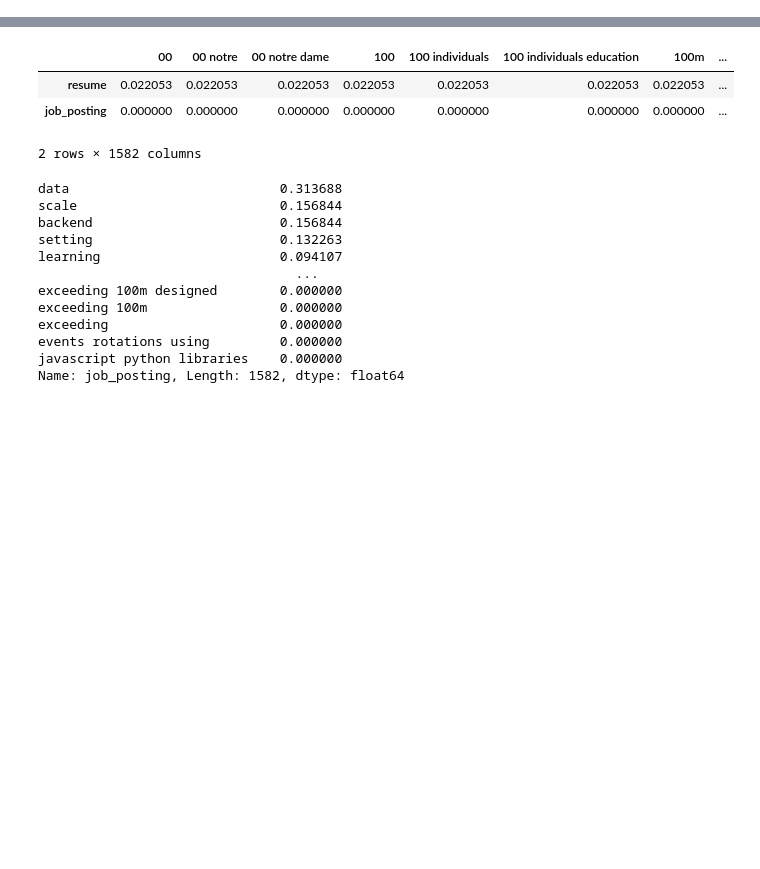
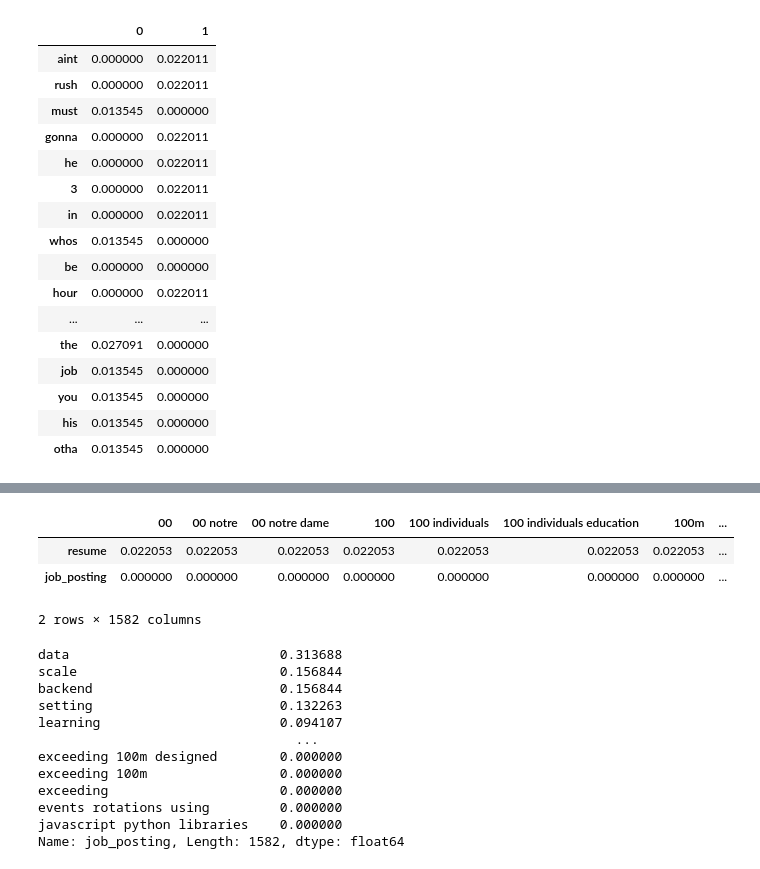
Before and after one commit to mjkeene/resume-keyword-checker-backend, a Jupyter notebook: tf-idf.ipynb, the cells around one changed output, grey strips where cells are left out. Saved outputs shown, nothing was run; the diff lists cells and outputs as text; code cells hidden in the pictures; blank space fills up the shorter version.

```diff
--- a/tf-idf.ipynb
+++ b/tf-idf.ipynb
@@ -42,0 +134,21 @@ The product of TF and IDF.
+# %%
+import numpy as np
+
+def idf(word_counts) -> dict:
+    """Given N documents, number of documents in which the term appears for each term"""
+
+    idf_dict = {}
+    N = len(word_counts)
+
+    idf_dict = dict.fromkeys(word_counts[0].keys(), 0)
+
+    for word in idf_dict.keys():
+        idf_dict[word] = sum(doc[word] > 0 for doc in word_counts)
+
+    for word, df in idf_dict.items():
+        idf_dict[word] = np.log10((N + 1.0) / (df + 1.0))
+
+    return idf_dict
+
+idfs = idf([word_count_a, word_count_b])
+idfs
@@ -42,0 +184,30 @@ The product of TF and IDF.
+# %%
+# term freq for each document
+tf_a = tf(word_count_a, doc_a)
+tf_b = tf(word_count_b, doc_b)
+
+# inverse document freq for each document
+tfidf_a = tfidf(tf_a, idfs)
+tfidf_b = tfidf(tf_b, idfs)
+
+# return score
+document_tfidf = pd.DataFrame([tfidf_a, tfidf_b])
+document_tfidf.T
+# %% [output]
+|  | 0 | 1 |
+| aint | 0.000000 | 0.022011 |
+| rush | 0.000000 | 0.022011 |
+| must | 0.013545 | 0.000000 |
+| gonna | 0.000000 | 0.022011 |
+| he | 0.000000 | 0.022011 |
+| 3 | 0.000000 | 0.022011 |
+| in | 0.000000 | 0.022011 |
+| whos | 0.013545 | 0.000000 |
+| be | 0.000000 | 0.000000 |
+| hour | 0.000000 | 0.022011 |
+| ... | ... | ... |
+| the | 0.027091 | 0.000000 |
+| job | 0.013545 | 0.000000 |
+| you | 0.013545 | 0.000000 |
+| his | 0.013545 | 0.000000 |
+| otha | 0.013545 | 0.000000 |
```
Also changed, not shown: parts of 15 cells of this notebook.
